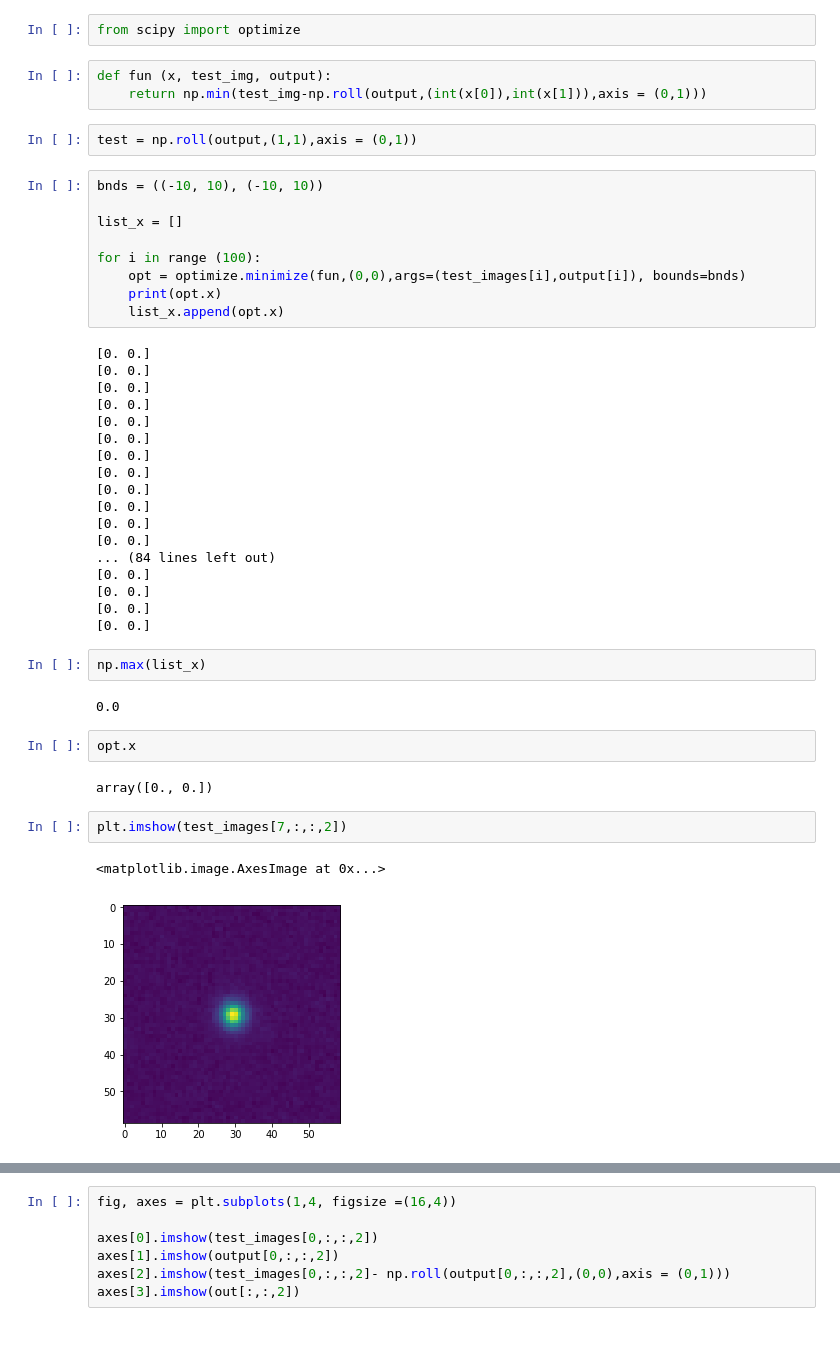
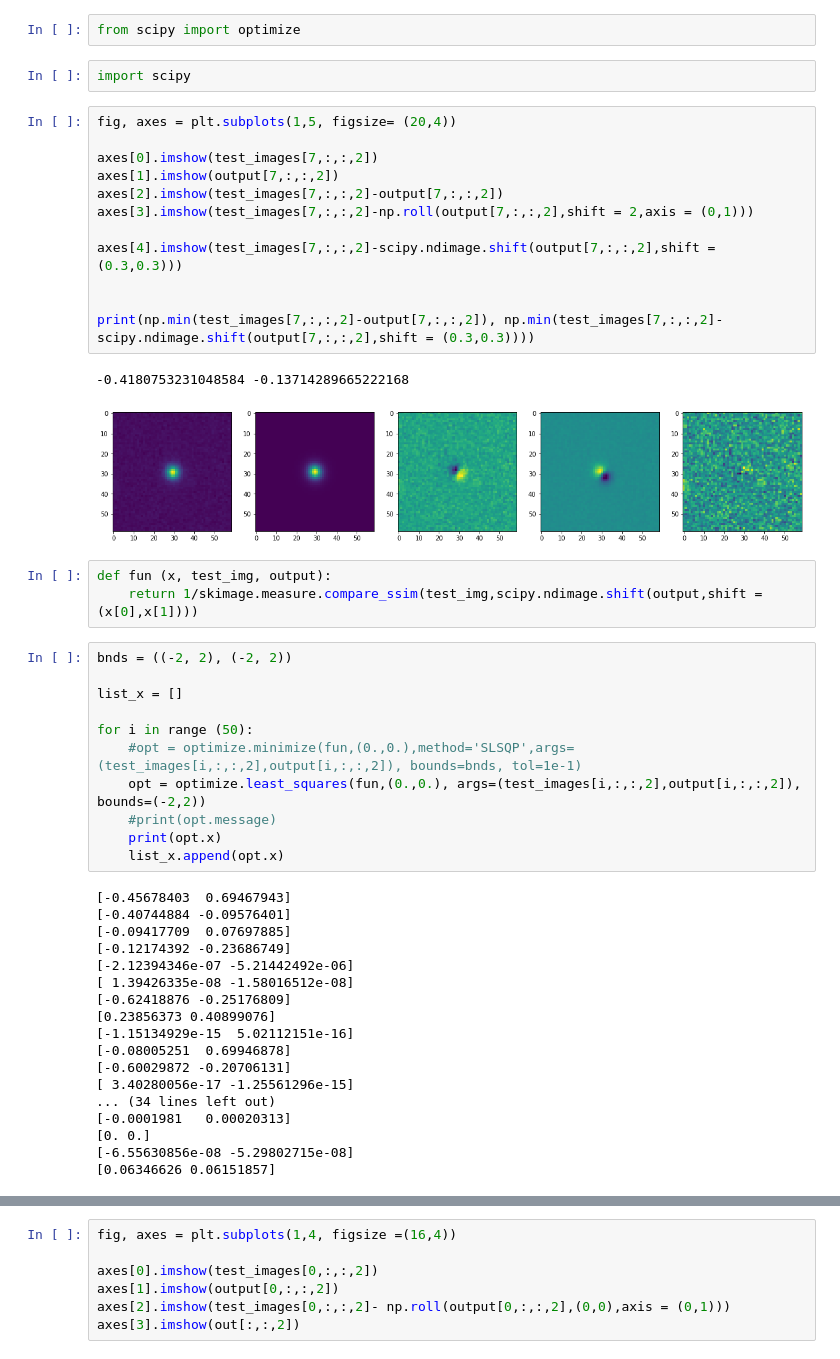
Before and after one commit to astrodeepnet/debvader, a Jupyter notebook: Untitled.ipynb, the cells around one changed output, grey strips where cells are left out. Drawn from its saved outputs; the diff is of its cells as text.

```diff
--- a/Untitled.ipynb
+++ b/Untitled.ipynb
@@ -103,48 +103,52 @@ axes[3].imshow(out[:,:,2])
 [figure]
 # %%
 from scipy import optimize
+# %%
+import scipy
+# %%
+fig, axes = plt.subplots(1,5, figsize= (20,4))
+
+axes[0].imshow(test_images[7,:,:,2])
+axes[1].imshow(output[7,:,:,2])
+axes[2].imshow(test_images[7,:,:,2]-output[7,:,:,2])
+axes[3].imshow(test_images[7,:,:,2]-np.roll(output[7,:,:,2],shift = 2,axis = (0,1)))
+
+axes[4].imshow(test_images[7,:,:,2]-scipy.ndimage.shift(output[7,:,:,2],shift = (0.3,0.3)))
+
+
+print(np.min(test_images[7,:,:,2]-output[7,:,:,2]), np.min(test_images[7,:,:,2]-scipy.ndimage.shift(output[7,:,:,2],shift = (0.3,0.3))))
+# %% [output]
+-0.4180753231048584 -0.13714289665222168
+[figure, added]
 # %%
 def fun (x, test_img, output):
-    return np.min(test_img-np.roll(output,(int(x[0]),int(x[1])),axis = (0,1)))
+    return 1/skimage.measure.compare_ssim(test_img,scipy.ndimage.shift(output,shift = (x[0],x[1])))
-# %%
-test = np.roll(output,(1,1),axis = (0,1))
 # %%
-bnds = ((-10, 10), (-10, 10))
+bnds = ((-2, 2), (-2, 2))
 
 list_x = []
 
-for i in range (100):
-    opt = optimize.minimize(fun,(0,0),args=(test_images[i],output[i]), bounds=bnds)
+for i in range (50):
+    #opt = optimize.minimize(fun,(0.,0.),method='SLSQP',args=(test_images[i,:,:,2],output[i,:,:,2]), bounds=bnds, tol=1e-1)
+    opt = optimize.least_squares(fun,(0.,0.), args=(test_images[i,:,:,2],output[i,:,:,2]), bounds=(-2,2))
+    #print(opt.message)
     print(opt.x)
     list_x.append(opt.x)
 # %% [output]
+[-0.45678403  0.69467943]
+[-0.40744884 -0.09576401]
+[-0.09417709  0.07697885]
+[-0.12174392 -0.23686749]
+[-2.12394346e-07 -5.21442492e-06]
+[ 1.39426335e-08 -1.58016512e-08]
+[-0.62418876 -0.25176809]
+[0.23856373 0.40899076]
+[-1.15134929e-15  5.02112151e-16]
+[-0.08005251  0.69946878]
+[-0.60029872 -0.20706131]
+[ 3.40280056e-17 -1.25561296e-15]
+... (34 lines left out)
+[-0.0001981   0.00020313]
 [0. 0.]
-[0. 0.]
-[0. 0.]
-[0. 0.]
-[0. 0.]
-[0. 0.]
-[0. 0.]
-[0. 0.]
-[0. 0.]
-[0. 0.]
-[0. 0.]
-[0. 0.]
-... (84 lines left out)
-[0. 0.]
-[0. 0.]
-[0. 0.]
-[0. 0.]
+[-6.55630856e-08 -5.29802715e-08]
+[0.06346626 0.06151857]
-# %%
-np.max(list_x)
-# %% [output]
-0.0
-# %%
-opt.x
-# %% [output]
-array([0., 0.])
-# %%
-plt.imshow(test_images[7,:,:,2])
-# %% [output]
-<matplotlib.image.AxesImage at 0x...>
-[figure, removed]
```
Also changed, not shown: parts of 5 cells of this notebook.
